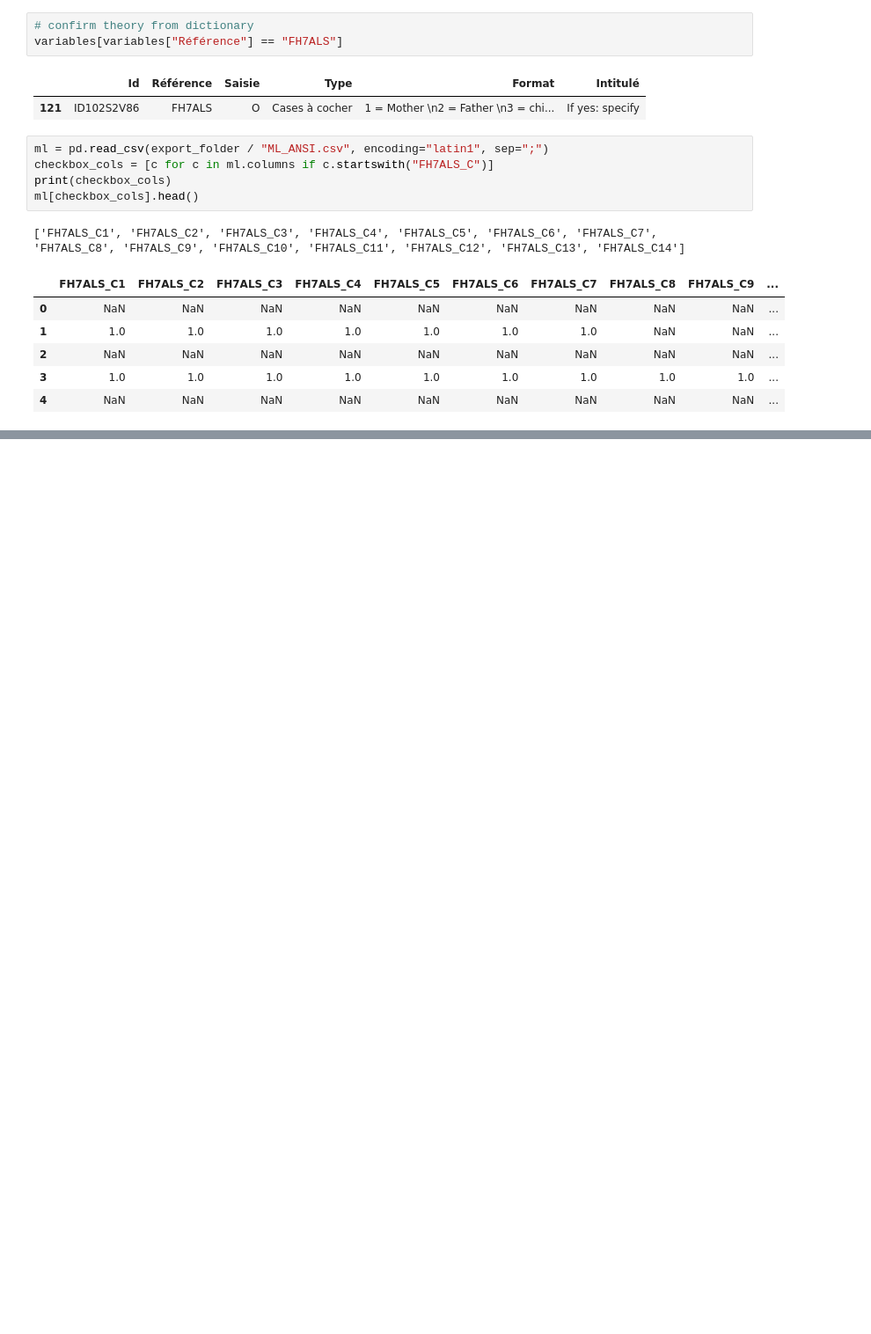
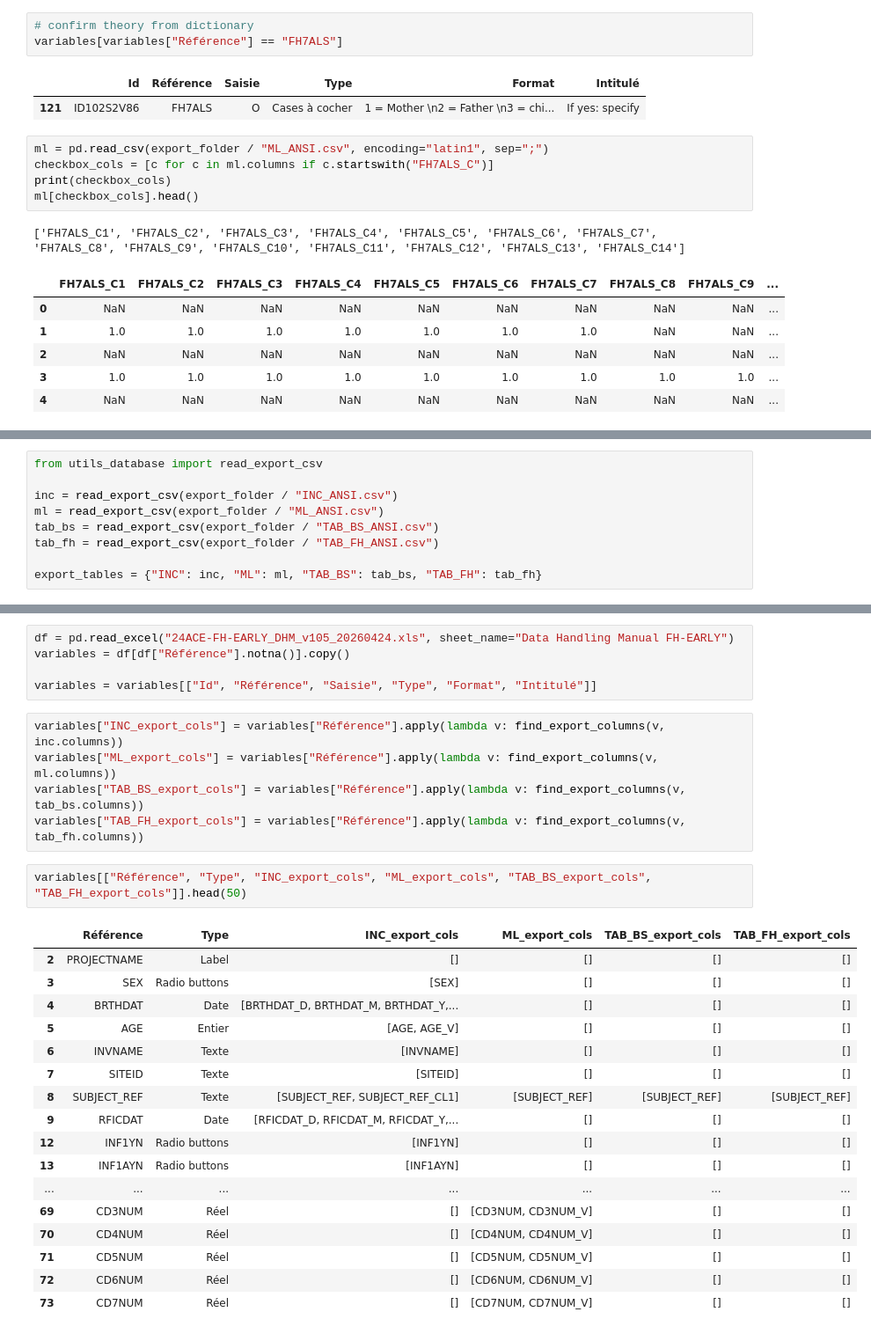
Before and after one commit to gpietrop/fh-project, a Jupyter notebook: database/mock-up/inspect.ipynb, the cells around one changed output, grey strips where cells are left out. Shown at 88% size. Saved outputs shown, nothing was run; the diff lists cells and outputs as text; blank space fills up the shorter version.

Commit message:
add utils_database and first functions to handle the dataset

```diff
--- a/database/mock-up/inspect.ipynb
+++ b/database/mock-up/inspect.ipynb
@@ -309,0 +313,9 @@ ml[checkbox_cols].head()
+# %%
+from utils_database import read_export_csv
+
+inc = read_export_csv(export_folder / "INC_ANSI.csv")
+ml = read_export_csv(export_folder / "ML_ANSI.csv")
+tab_bs = read_export_csv(export_folder / "TAB_BS_ANSI.csv")
+tab_fh = read_export_csv(export_folder / "TAB_FH_ANSI.csv")
+
+export_tables = {"INC": inc, "ML": ml, "TAB_BS": tab_bs, "TAB_FH": tab_fh}
@@ -309,0 +343,30 @@ ml[checkbox_cols].head()
+# %%
+df = pd.read_excel("24ACE-FH-EARLY_DHM_v105_20260424.xls", sheet_name="Data Handling Manual FH-EARLY")
+variables = df[df["Référence"].notna()].copy()
+
+variables = variables[["Id", "Référence", "Saisie", "Type", "Format", "Intitulé"]]
+# %%
+variables["INC_export_cols"] = variables["Référence"].apply(lambda v: find_export_columns(v, inc.columns))
+variables["ML_export_cols"] = variables["Référence"].apply(lambda v: find_export_columns(v, ml.columns))
+variables["TAB_BS_export_cols"] = variables["Référence"].apply(lambda v: find_export_columns(v, tab_bs.columns))
+variables["TAB_FH_export_cols"] = variables["Référence"].apply(lambda v: find_export_columns(v, tab_fh.columns))
+# %%
+variables[["Référence", "Type", "INC_export_cols", "ML_export_cols", "TAB_BS_export_cols", "TAB_FH_export_cols"]].head(50)
+# %% [output]
+|  | Référence | Type | INC_export_cols | ML_export_cols | TAB_BS_export_cols | TAB_FH_export_cols |
+| 2 | PROJECTNAME | Label | [] | [] | [] | [] |
+| 3 | SEX | Radio buttons | [SEX] | [] | [] | [] |
+| 4 | BRTHDAT | Date | [BRTHDAT_D, BRTHDAT_M, BRTHDAT_Y,... | [] | [] | [] |
+| 5 | AGE | Entier | [AGE, AGE_V] | [] | [] | [] |
+| 6 | INVNAME | Texte | [INVNAME] | [] | [] | [] |
+| 7 | SITEID | Texte | [SITEID] | [] | [] | [] |
+| 8 | SUBJECT_REF | Texte | [SUBJECT_REF, SUBJECT_REF_CL1] | [SUBJECT_REF] | [SUBJECT_REF] | [SUBJECT_REF] |
+| 9 | RFICDAT | Date | [RFICDAT_D, RFICDAT_M, RFICDAT_Y,... | [] | [] | [] |
+| 12 | INF1YN | Radio buttons | [INF1YN] | [] | [] | [] |
+| 13 | INF1AYN | Radio buttons | [INF1AYN] | [] | [] | [] |
+| ... | ... | ... | ... | ... | ... | ... |
+| 69 | CD3NUM | Réel | [] | [CD3NUM, CD3NUM_V] | [] | [] |
+| 70 | CD4NUM | Réel | [] | [CD4NUM, CD4NUM_V] | [] | [] |
+| 71 | CD5NUM | Réel | [] | [CD5NUM, CD5NUM_V] | [] | [] |
+| 72 | CD6NUM | Réel | [] | [CD6NUM, CD6NUM_V] | [] | [] |
+| 73 | CD7NUM | Réel | [] | [CD7NUM, CD7NUM_V] | [] | [] |
```
Also changed, not shown: parts of 8 cells of this notebook, 2 other files.
